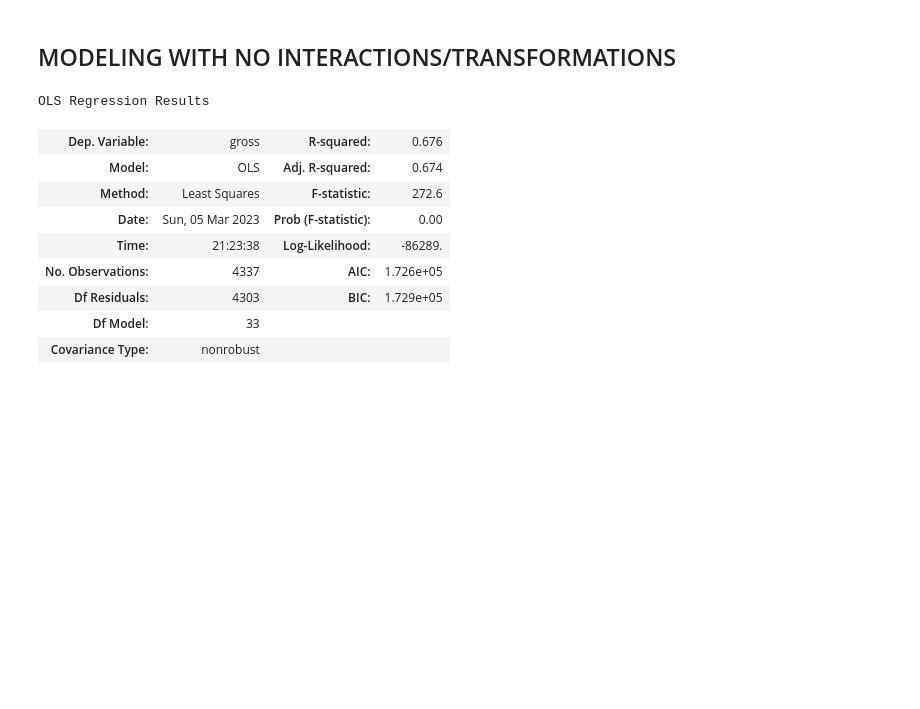
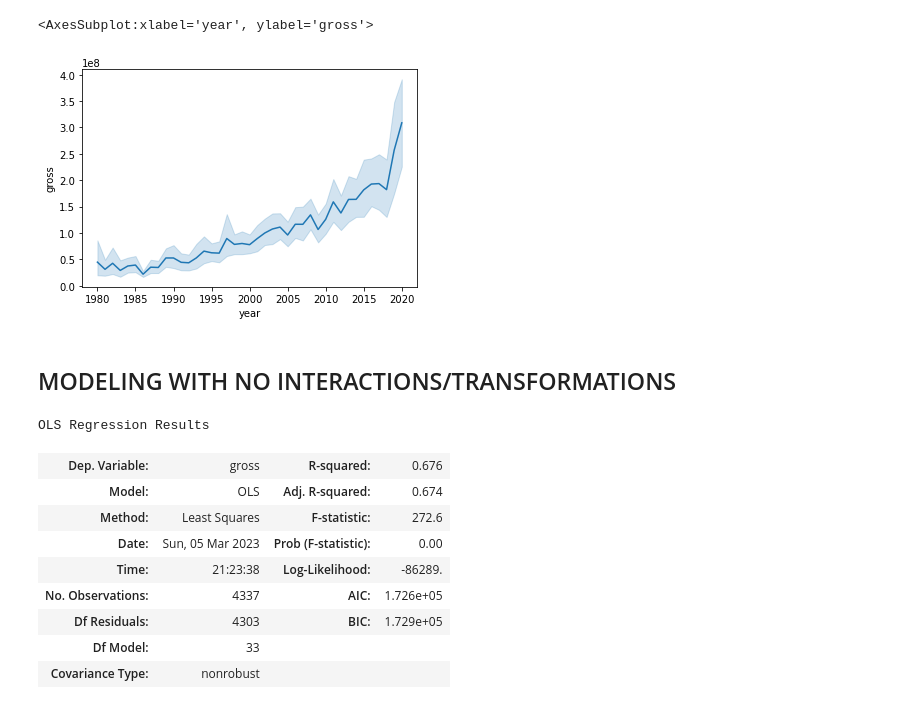
Before and after one commit to isabelgabrielaknight/final-project-303-2, a Jupyter notebook: final_model.ipynb, the cells around one changed output. Drawn from its saved outputs; the diff is of its cells as text; code cells hidden in the pictures; blank space fills up the shorter version.

Commit message:
created viz of year vs gross

```diff
--- a/final_model.ipynb
+++ b/final_model.ipynb
@@ -78,6 +78,11 @@ train = train.reset_index()
 train = train.drop(['index'], axis=1)
 test = test.reset_index()
 test = test.drop(['index'], axis=1)
+# %%
+sns.lineplot(data = train, x = 'year', y = 'gross')
+# %% [output]
+<AxesSubplot:xlabel='year', ylabel='gross'>
+[figure, added]
 # %% [markdown]
 ## MODELING WITH NO INTERACTIONS/TRANSFORMATIONS
 # %%
```
